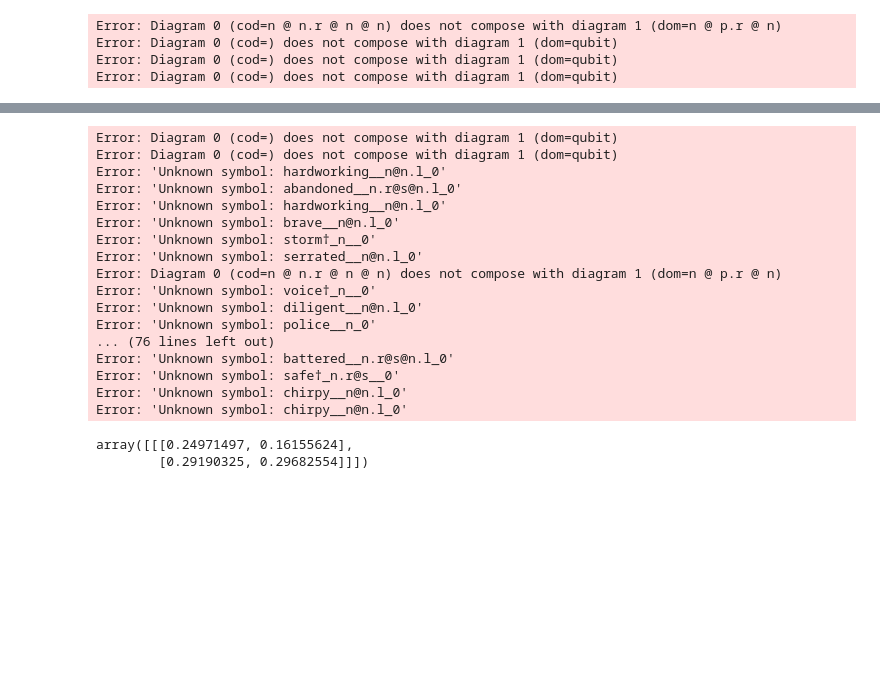
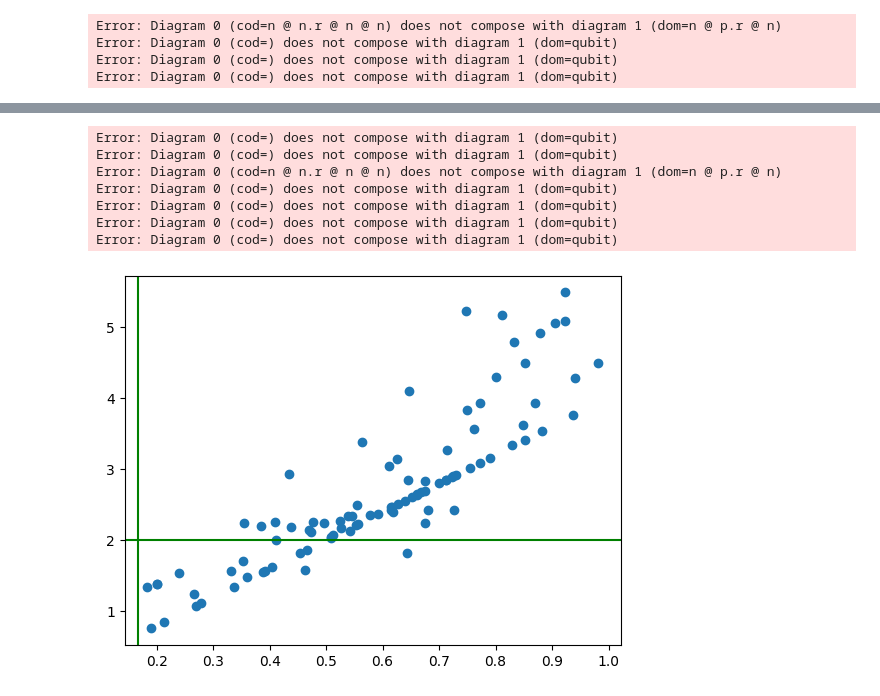
Before and after one commit to TilenLS/qnlp, a Jupyter notebook: main.ipynb, the cells around one changed output, grey strips where cells are left out. Drawn from its saved outputs; the diff is of its cells as text; code cells hidden in the pictures; blank space fills up the shorter version.

```diff
--- a/main.ipynb
+++ b/main.ipynb
@@ -158,7 +149,7 @@ def gen_emp(diags: [Diagram], model: NumpyModel) -> Model:
         prob_dist.append(model.get_diagram_output([diag])[0].flatten())
     return Model(scenario, prob_dist)
 # %%
-best_model = NumpyModel.from_checkpoint('runs/Jul01_12-04-23_smew.cs.ucl.ac.uk/best_model.lt')
+best_model = NumpyModel.from_checkpoint('runs/Jul02_12-46-52_smew.cs.ucl.ac.uk/best_model.lt')
 best_model.initialise_weights()
 # %%
 res = []
@@ -180,29 +171,20 @@ for i, row in tqdm(x.iterrows(), total=len(x)):
         diagZZ = diag.apply_gate(Ry(np.pi/4),0)
         diagZZ = diagZZ.apply_gate(Ry(3*np.pi/8),1)
 
-        emp_model = gen_emp([diag], best_model)
+        emp_model = gen_emp([diagXX, diagXZ, diagZX, diagZZ], best_model)
 
-        res.append((s1+" "+s2,(emp_model.contextual_fraction(),
-                      emp_model.signalling_fraction(),
-                      emp_model.CbD_direct_influence(),
-                      emp_model.CbD_measure())))
+        # res.append((emp_model.contextual_fraction(),
+        #               emp_model.signalling_fraction(),
+        #               emp_model.CbD_direct_influence(),
+        #               emp_model.CbD_measure()))
+        res.append(emp_model)
     except Exception as e:
         tqdm.write(f"Error: {e}".strip(), file=sys.stderr)
 # %% [output]
 Error: Diagram 0 (cod=) does not compose with diagram 1 (dom=qubit)
 Error: Diagram 0 (cod=) does not compose with diagram 1 (dom=qubit)
-Error: 'Unknown symbol: hardworking__n@n.l_0'
-Error: 'Unknown symbol: abandoned__n.r@s@n.l_0'
-Error: 'Unknown symbol: hardworking__n@n.l_0'
-Error: 'Unknown symbol: brave__n@n.l_0'
-Error: 'Unknown symbol: storm†_n__0'
-Error: 'Unknown symbol: serrated__n@n.l_0'
 Error: Diagram 0 (cod=n @ n.r @ n @ n) does not compose with diagram 1 (dom=n @ p.r @ n)
-Error: 'Unknown symbol: voice†_n__0'
-Error: 'Unknown symbol: diligent__n@n.l_0'
-Error: 'Unknown symbol: police__n_0'
-... (76 lines left out)
-Error: 'Unknown symbol: battered__n.r@s@n.l_0'
-Error: 'Unknown symbol: safe†_n.r@s__0'
-Error: 'Unknown symbol: chirpy__n@n.l_0'
-Error: 'Unknown symbol: chirpy__n@n.l_0'
+Error: Diagram 0 (cod=) does not compose with diagram 1 (dom=qubit)
+Error: Diagram 0 (cod=) does not compose with diagram 1 (dom=qubit)
+Error: Diagram 0 (cod=) does not compose with diagram 1 (dom=qubit)
+Error: Diagram 0 (cod=) does not compose with diagram 1 (dom=qubit)
@@ -213,5 +191,12 @@ diag = ansatz(sent2dig(s1, s2, p, n))
-# %%
-best_model([diag])
-# %% [output]
-array([[[0.24971497, 0.16155624],
-        [0.29190325, 0.29682554]]])
+# %%
+import matplotlib.pyplot as plt
+x, y = [], []
+for mod in res:
+    x.append(mod.signalling_fraction())
+    y.append(mod.CbD_direct_influence())
+plt.scatter(x, y)
+plt.axhline(y=2, color='g', linestyle='-')
+plt.axvline(x=1/6, color='g', linestyle='-')
+plt.show()
+# %% [output]
+[figure, added]
```
Also changed, not shown: parts of 7 cells of this notebook, 1 other file.
